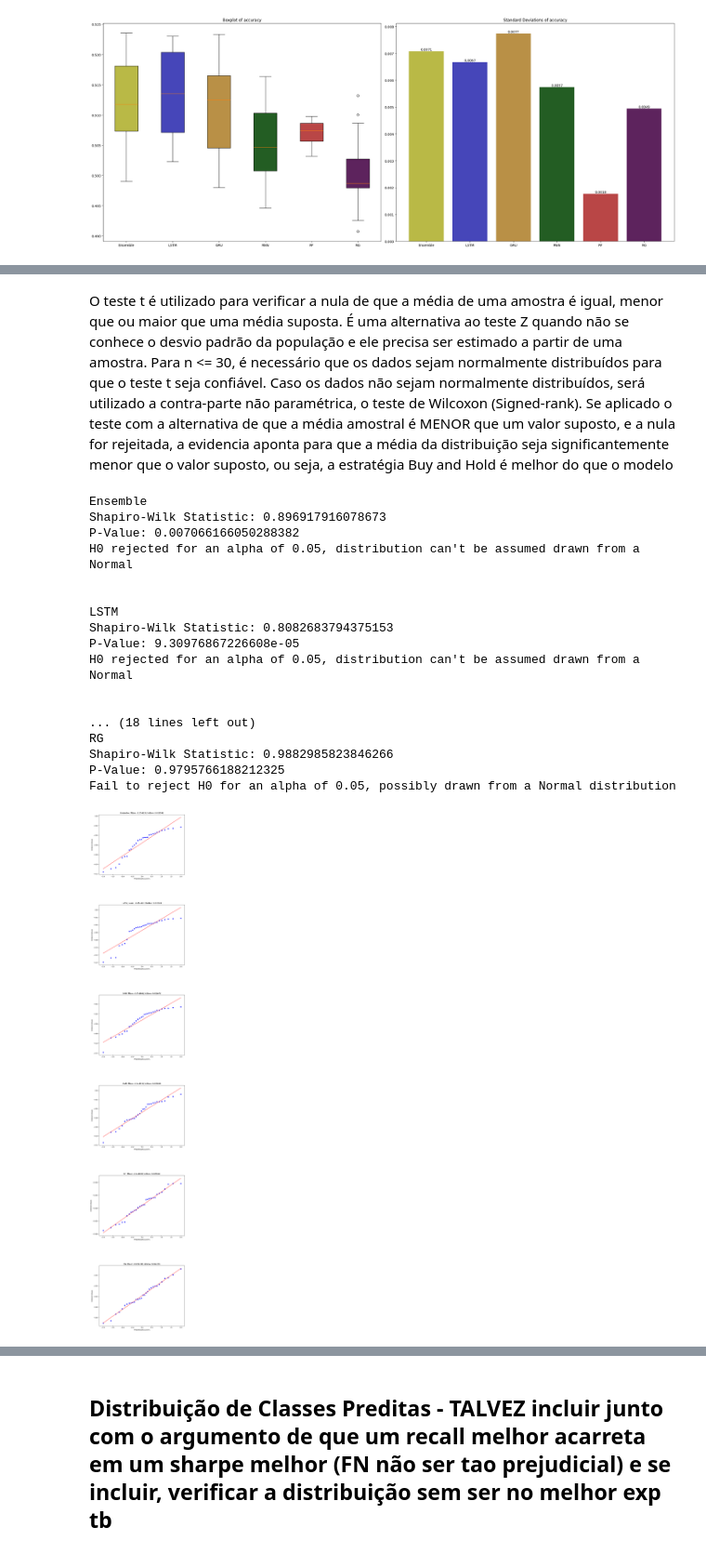
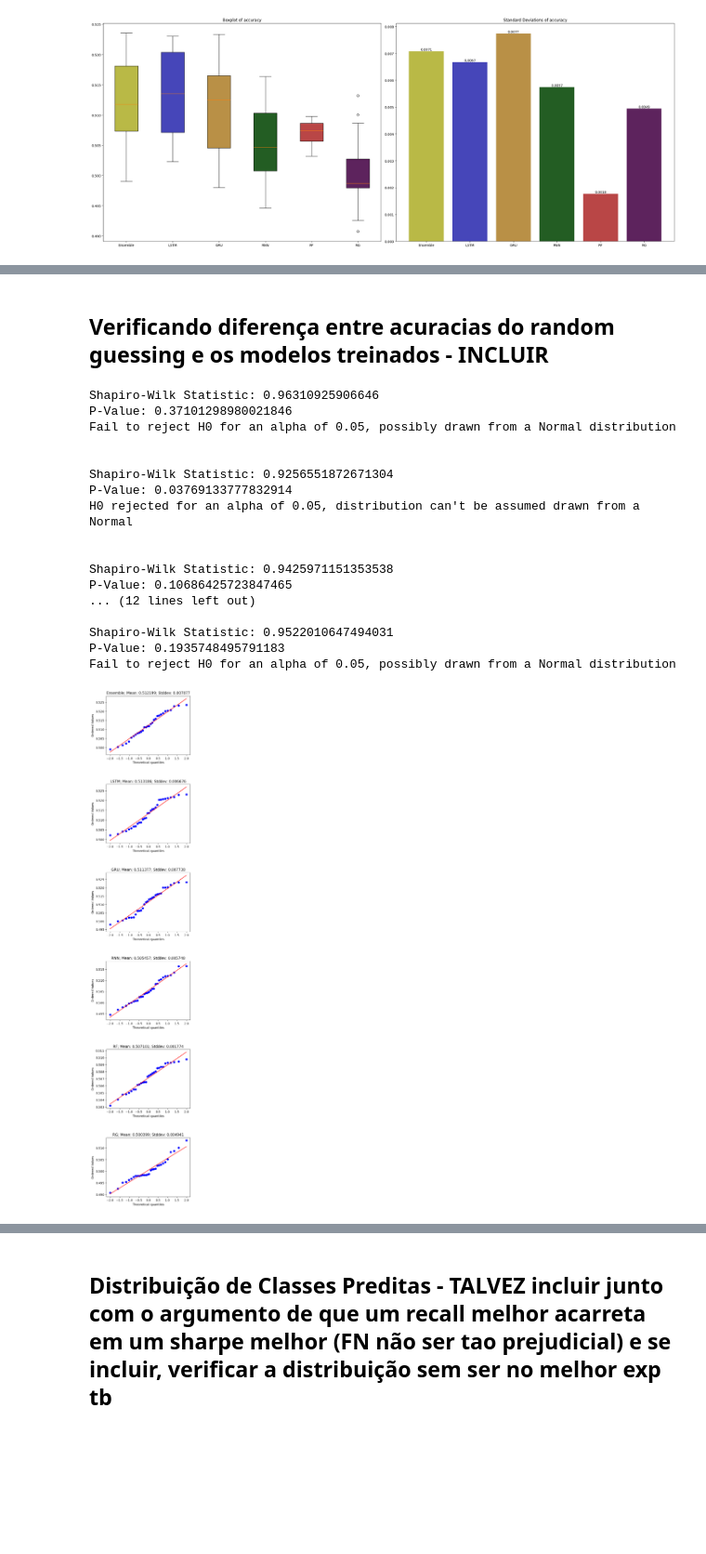
Before and after one commit to lhckb/tcc, a Jupyter notebook: 3_result_analysis.ipynb, the cells around one changed output, grey strips where cells are left out. Shown at 93% size. Drawn from its saved outputs; the diff is of its cells as text; code cells hidden in the pictures; blank space fills up the shorter version.

```diff
--- a/3_result_analysis.ipynb
+++ b/3_result_analysis.ipynb
@@ -548,3 +546,3 @@ plot_distribution_and_stddev([ensemble_accs, lstm_accs_1, gru_accs_1, rnn_accs_1
-# %% [markdown]
-O teste t é utilizado para verificar a nula de que a média de uma amostra é igual, menor que ou maior que uma média suposta. É uma alternativa ao teste Z quando não se conhece o desvio padrão da população e ele precisa ser estimado a partir de uma amostra. Para n <= 30, é necessário que os dados sejam normalmente distribuídos para que o teste t seja confiável. Caso os dados não sejam normalmente distribuídos, será utilizado a contra-parte não paramétrica, o teste de Wilcoxon (Signed-rank). Se aplicado o teste com a alternativa de que a média amostral é MENOR que um valor suposto, e a nula for rejeitada, a evidencia aponta para que a média da distribuição seja significantemente menor que o valor suposto, ou seja, a estratégia Buy and Hold é melhor do que o modelo
+# %% [markdown]
+## Verificando diferença entre acuracias do random guessing e os modelos treinados - INCLUIR
 # %%
@@ -552,44 +550,43 @@ list_of_sharpes = [ensemble_sharpes, lstm_sharpes_1, gru_sharpes_1, rnn_sharpes_
 list_of_models = ["Ensemble", "LSTM", "GRU", "RNN", "RF", "RG"]
 # %%
-subplot_size = 10
+subplot_size = 5
 
-num_dists = len(list_of_sharpes)
+num_dists = len(list_of_dists)
 fig_height = subplot_size * num_dists
 fig_width = subplot_size
 
 plt.figure(figsize=(fig_width, fig_height))
 
-for i, dist in enumerate(list_of_sharpes):
+for i, dist in enumerate(list_of_dists):
 
-    print(list_of_models[i])
     shapiro_wilk_gaussian_test(dist)
     print("")
     print("")
 
     mean = np.array(dist).mean()
     std = np.array(dist).std()
 
-    plt.subplot(len(list_of_sharpes), 1, i+1)
+    plt.subplot(len(list_of_dists), 1, i+1)
     plt.axis(True)
     probplot(dist, dist="norm", plot=plt)
     plt.title(f"{list_of_models[i]}; Mean: {mean:.6f}; Stddev: {std:.6f}")
     plt.subplots_adjust(wspace=0.2, hspace=0.5)
 # %% [output]
-Ensemble
-Shapiro-Wilk Statistic: 0.896917916078673
-P-Value: 0.007066166050288382
+Shapiro-Wilk Statistic: 0.96310925906646
+P-Value: 0.37101298980021846
+Fail to reject H0 for an alpha of 0.05, possibly drawn from a Normal distribution
+
+
+Shapiro-Wilk Statistic: 0.9256551872671304
+P-Value: 0.03769133777832914
 H0 rejected for an alpha of 0.05, distribution can't be assumed drawn from a Normal
 
 
-LSTM
-Shapiro-Wilk Statistic: 0.8082683794375153
-P-Value: 9.30976867226608e-05
-H0 rejected for an alpha of 0.05, distribution can't be assumed drawn from a Normal
+Shapiro-Wilk Statistic: 0.9425971151353538
+P-Value: 0.10686425723847465
+... (12 lines left out)
 
-
-... (18 lines left out)
-RG
-Shapiro-Wilk Statistic: 0.9882985823846266
-P-Value: 0.9795766188212325
+Shapiro-Wilk Statistic: 0.9522010647494031
+P-Value: 0.1935748495791183
 Fail to reject H0 for an alpha of 0.05, possibly drawn from a Normal distribution
-[figure, old version]
+[figure, new version]
```
Also changed, not shown: parts of 26 cells of this notebook, 1 other file.
